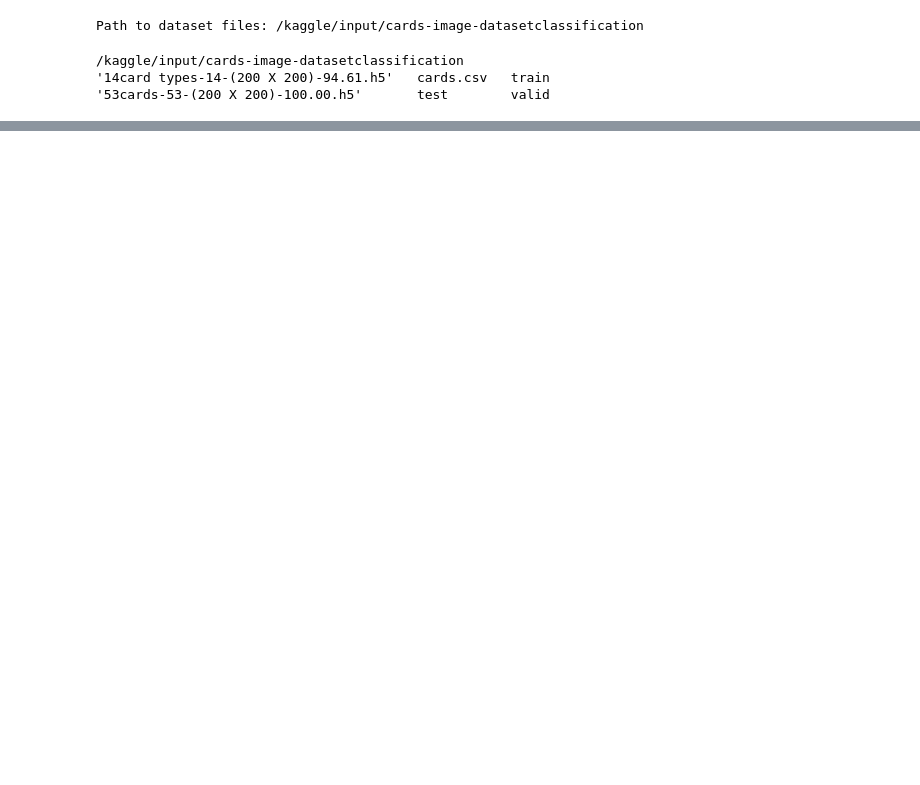
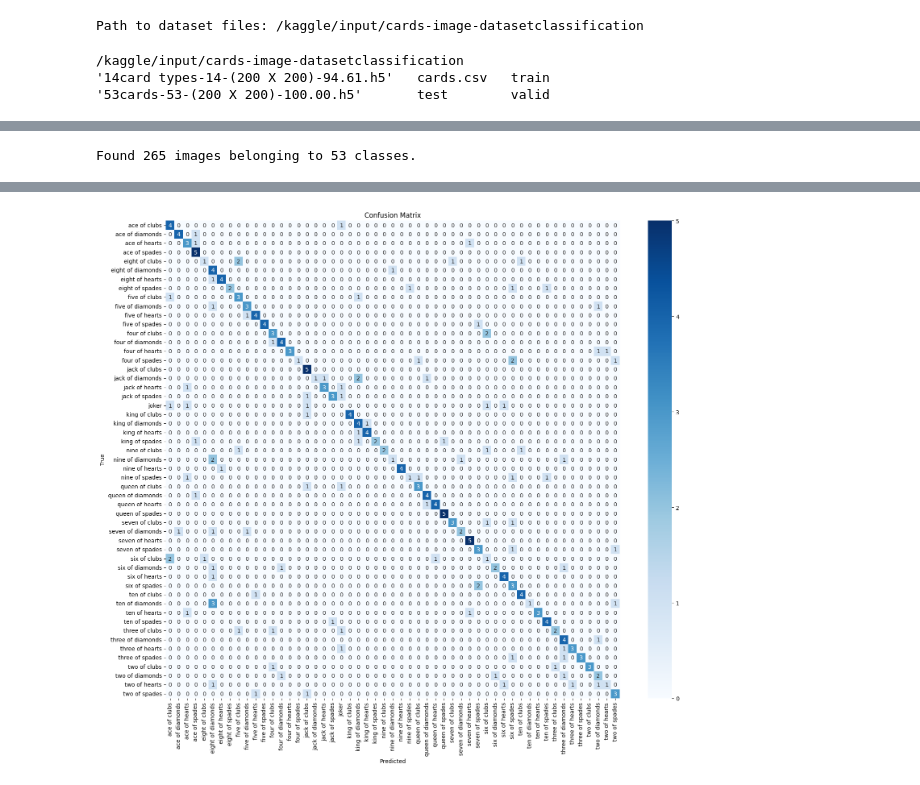
Before and after one commit to santiagordz/tc3002b, a Jupyter notebook: dataset.ipynb, the cells around one changed output, grey strips where cells are left out. Cells and saved outputs as stored; diff of their text form; code cells hidden in the pictures; blank space fills up the shorter version.

Commit message:
add confusion matrix

```diff
--- a/dataset.ipynb
+++ b/dataset.ipynb
@@ -142,0 +139,77 @@ plt.show()
+# %%
+validation_datagen = ImageDataGenerator(rescale=1./255)
+
+validation_generator = validation_datagen.flow_from_directory(
+    test_dir,
+    target_size=(224, 224),
+    batch_size=32,
+    class_mode='categorical',
+    shuffle=False
+)
+# %% [output]
+Found 265 images belonging to 53 classes.
+# %%
+import numpy as np
+import matplotlib.pyplot as plt
+import seaborn as sns
+from sklearn.metrics import confusion_matrix, classification_report
+
+# After training your model, you'll need to get predictions on your validation/test set
+# First, get the true labels from your validation generator
+validation_generator.reset() # Reset generator to start from beginning
+y_true = []
+batch_count = 0
+max_batches = validation_generator.samples // validation_generator.batch_size + 1
+
+for i in range(max_batches):
+    if batch_count < validation_generator.samples:
+        x, y = next(validation_generator)
+        y_true.extend(np.argmax(y, axis=1))
+        batch_count += len(y)
+    else:
+        break
+
+# Get predictions from your model
+validation_generator.reset() # Reset generator again
+y_pred = model.predict(validation_generator, steps=max_batches)
+y_pred_classes = np.argmax(y_pred, axis=1)
+
+# Limit to the actual number of samples (remove extra predictions)
+y_pred_classes = y_pred_classes[:validation_generator.samples]
+y_true = y_true[:validation_generator.samples]
+
+# Create confusion matrix
+cm = confusion_matrix(y_true, y_pred_classes)
+
+# Get class names
+class_names = list(validation_generator.class_indices.keys())
+
+# Plot confusion matrix
+plt.figure(figsize=(16, 14))
+sns.heatmap(cm, annot=True, fmt='d', cmap='Blues', xticklabels=class_names, yticklabels=class_names)
+plt.xlabel('Predicted')
+plt.ylabel('True')
+plt.title('Confusion Matrix')
+plt.xticks(rotation=90)
+plt.yticks(rotation=0)
+plt.tight_layout()
+plt.show()
+
+# Print classification report for more detailed metrics
+print(classification_report(y_true, y_pred_classes, target_names=class_names))
+
+# To see the most common misclassifications
+misclassified = []
+for true_label, pred_label in zip(y_true, y_pred_classes):
+    if true_label != pred_label:
+        misclassified.append((true_label, pred_label))
+
+# Count frequency of each misclassification type
+from collections import Counter
+misclass_counts = Counter(misclassified)
+
+# Print top N most common misclassifications
+print("Top 10 most common misclassifications:")
+for (true_idx, pred_idx), count in misclass_counts.most_common(10):
+    print(f"True: {class_names[true_idx]}, Predicted: {class_names[pred_idx]}, Count: {count}")
+# %% [output]
@@ -142,0 +217 @@ plt.show()
+[figure, added]
```
Also changed, not shown: parts of 5 cells of this notebook.
